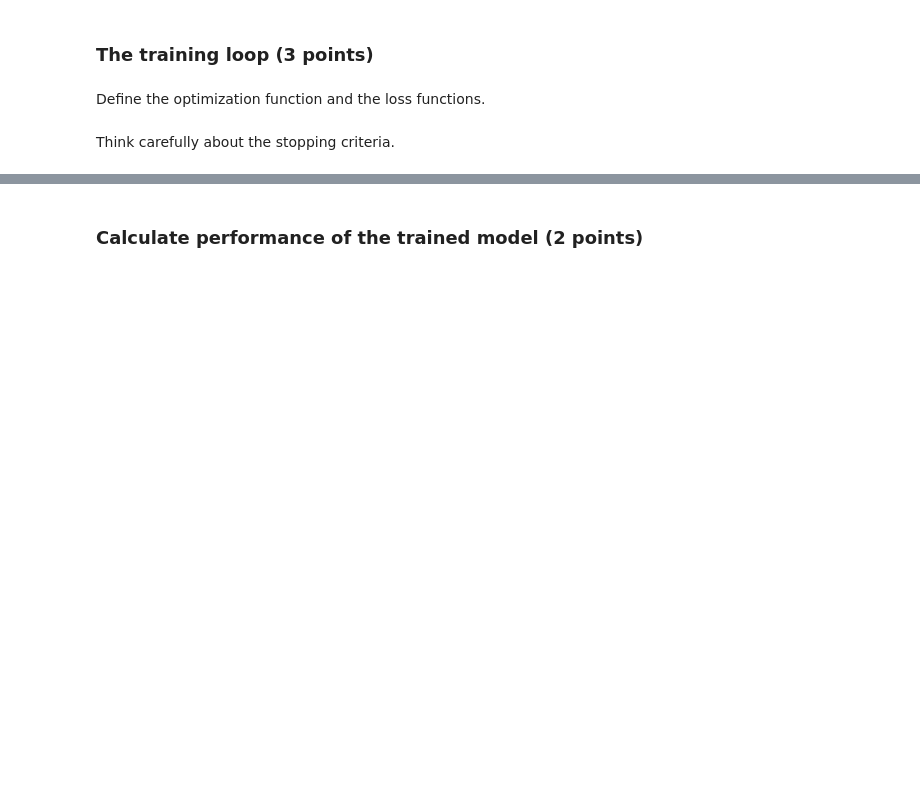
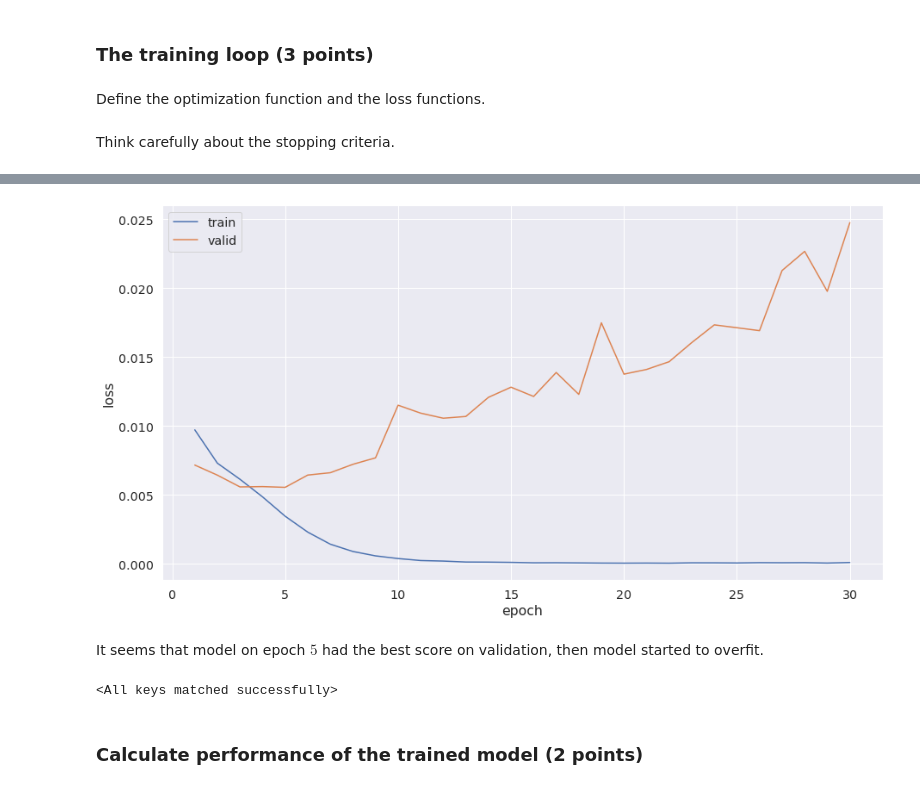
Before and after one commit to deep-nlp-spring-2020/Task-2-PeYceBall, a Jupyter notebook: task4_sentiment_cnn.ipynb, the cells around one changed output, grey strips where cells are left out. Drawn from its saved outputs; the diff is of its cells as text; code cells hidden in the pictures; blank space fills up the shorter version.

```diff
--- a/task4_sentiment_cnn.ipynb
+++ b/task4_sentiment_cnn.ipynb
@@ -12,7 +12,16 @@ import torch.optim as optim
 
 from torchtext import datasets
 from torchtext.data import Field, LabelField
+from torchtext.data import BucketIterator
 from torchtext.data import Iterator
+
+from sklearn.metrics import accuracy_score, f1_score, precision_score, recall_score
+
+import matplotlib.pyplot as plt
+%matplotlib inline
+import seaborn as sns
+
+sns.set(style='darkgrid', font_scale=1.3)
 # %% [markdown]
 ### Preparing Data
 # %%
@@ -76 +109,3 @@ epochs = # your code goes here
+# %%
+epochs = 30
 # %%
@@ -111,0 +146,7 @@ for epoch in range(1, epochs + 1):
+# %%
+%%time
+
+train_loss_history = []
+valid_loss_history = []
+
+train_loop()
@@ -112,2 +171,18 @@ for epoch in range(1, epochs + 1):
+# %%
+plt.figure(figsize=(15, 8))
+plt.plot(np.arange(epochs) + 1, train_loss_history, label='train')
+plt.plot(np.arange(epochs) + 1, valid_loss_history, label='valid')
+plt.xlabel('epoch')
+plt.ylabel('loss')
+plt.legend()
+plt.show()
+# %% [output]
+[figure, added]
+# %% [markdown]
+It seems that model on epoch $5$ had the best score on validation, then model started to overfit.
+# %%
+model.load_state_dict(torch.load('cnn_base_5.pt'))
+# %% [output]
+<All keys matched successfully>
 # %% [markdown]
 ### Calculate performance of the trained model (2 points)
```
Also changed, not shown: parts of 17 cells of this notebook, 1 other file.
